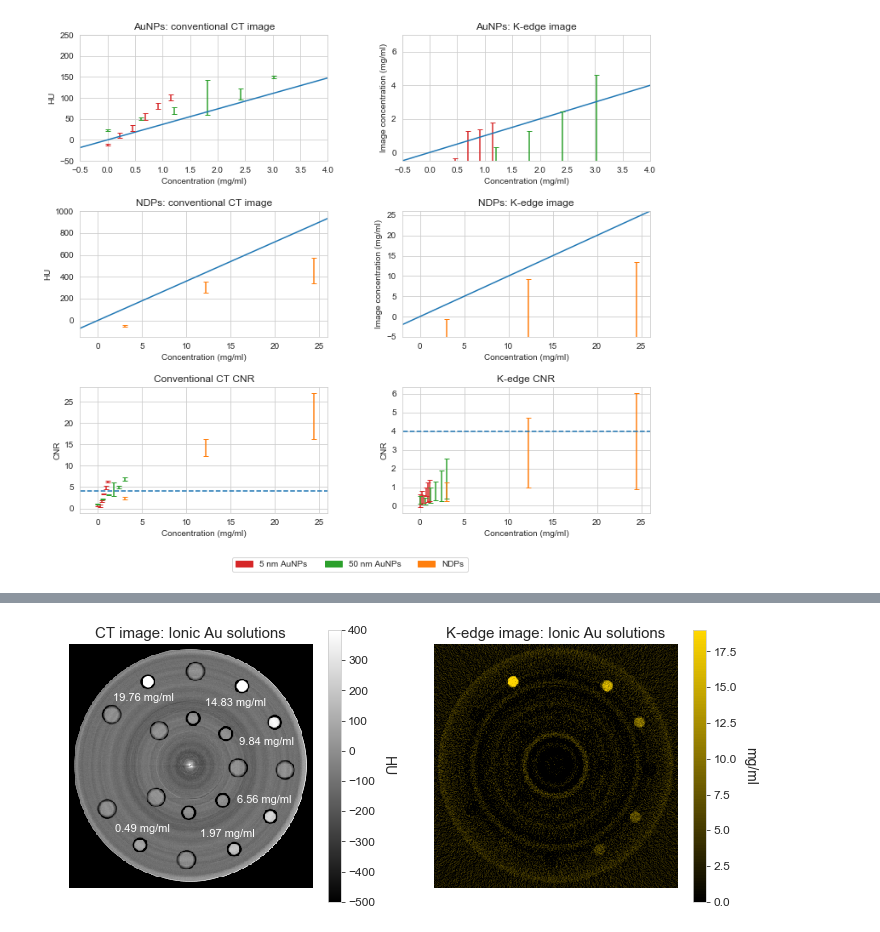
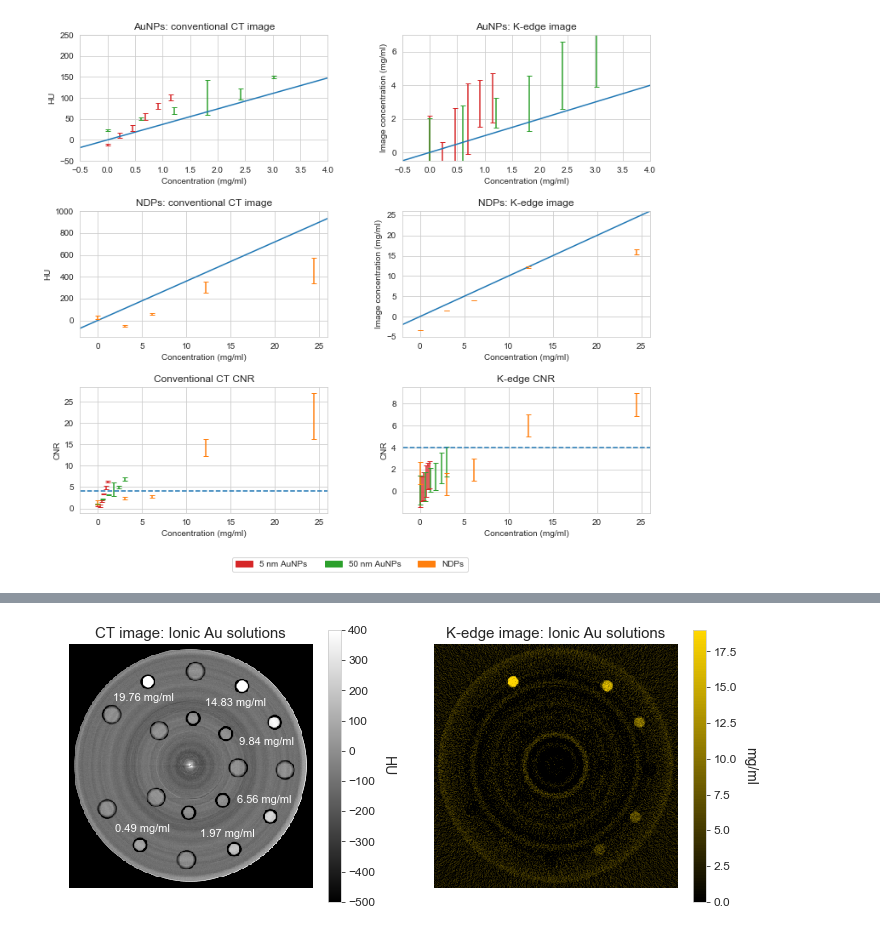
Before and after one commit to drichts/Reconstruction, a Jupyter notebook: Collaborations/Toronto/toronto_plots_2.ipynb, the cells around one changed output, grey strips where cells are left out. Saved outputs shown, nothing was run; the diff lists cells and outputs as text; code cells hidden in the pictures.

```diff
--- a/Collaborations/Toronto/toronto_plots_2.ipynb
+++ b/Collaborations/Toronto/toronto_plots_2.ipynb
@@ -42,18 +42,20 @@ k_au5 = np.load(os.path.join(directory, folder5, 'Norm CT', 'K-edge_Au.npy'))[11
 cont_np2 = np.load(os.path.join(directory, folder2, 'contrast_masks_Au.npy'))
 water_np2 = np.load(os.path.join(directory, folder2, 'water_mask.npy'))
 hu_vals2 = np.zeros((3, 3, 2, 6)) # Slice, Bin, Mean value cnr of each of the vials from all 4 slices
-k_vals2 = np.zeros((3, 2, 6))
+k_vals2 = np.zeros((2, 6))
+k_vals2_std = np.zeros((2, 6))
 
 cont_np3 = np.load(os.path.join(directory, folder3, 'contrast_masks_Au.npy'))
 water_np3 = np.load(os.path.join(directory, folder3, 'water_mask.npy'))
 hu_vals3 = np.zeros((3, 3, 2, 6)) # Slice, Bin, Mean value cnr of each of the vials from all 4 slices
-k_vals3 = np.zeros((3, 2, 6))
+k_vals3 = np.zeros((2, 6))
+k_vals3_std = np.zeros((2, 6))
 
 cont_np5 = np.load(os.path.join(directory, folder5, 'contrast_masks_Au.npy'))
 water_np5 = np.load(os.path.join(directory, folder5, 'water_mask.npy'))
 hu_vals5 = np.zeros((4, 3, 2, 5)) # Slice, Bin, Mean value cnr of each of the vials from all 4 slices
-k_vals5 = np.zeros((4, 2, 5))
-
+k_vals5 = np.zeros((2, 5))
+k_vals5_std = np.zeros((2, 5))
 
 # Calculate the HU vals for each of the contrast vials
 for i in range(3):
@@ -72,17 +74,20 @@ for i in range(3):
             hu_vals3[z, i, 1, j] = np.abs(hu_vals3[z, i, 0, j] - np.nanmean(water_ct3)) / np.nanstd(water_ct3)
 
 # Same for the K-edge data
-for z in range(3):
-    for j in range(6):
-        temp_k2 = k_au2[z]*cont_np2[j, z]
-        water_k2 = k_au2[z]*water_np2
-        k_vals2[z, 0, j] = np.nanmean(temp_k2)
-        k_vals2[z, 1, j] = np.abs(k_vals2[z, 0, j] - np.nanmean(water_k2)) / np.nanstd(water_k2)
+for j in range(6):
+    temp_k2 = k_au2[1]*cont_np2[j, 1]
+    water_k2 = k_au2[1]*water_np2
+    k_vals2[0, j] = np.nanmean(temp_k2)
+    k_vals2_std[0, j] = np.nanstd(temp_k2)
+    k_vals2[1, j] = np.abs(k_vals2[0, j] - np.nanmean(water_k2)) / np.nanstd(water_k2)
+    k_vals2_std[1, j] = np.sqrt(k_vals2_std[0, j] ** 2 + np.nanstd(water_k2) ** 2) / np.nanstd(water_k2)
 
-        temp_k3 = k_au3[z]*cont_np3[j, z]
-        water_k3 = k_au3[z]*water_np3
-        k_vals3[z, 0, j] = np.nanmean(temp_k3)
-        k_vals3[z, 1, j] = np.abs(k_vals3[z, 0, j] - np.nanmean(water_k3)) / np.nanstd(water_k3)
+    temp_k3 = k_au3[1]*cont_np3[j, 1]
+    water_k3 = k_au3[1]*water_np3
+    k_vals3[0, j] = np.nanmean(temp_k3)
+    k_vals3_std[0, j] = np.nanstd(temp_k3)
+    k_vals3[1, j] = np.abs(k_vals3[0, j] - np.nanmean(water_k3)) / np.nanstd(water_k3)
+    k_vals3_std[1, j] = np.sqrt(k_vals3_std[0, j] ** 2 + np.nanstd(water_k3) ** 2) / np.nanstd(water_k3)
 
 # Calculate the HU vals for each of the NDP vials
 for i in range(3):
@@ -96,28 +101,29 @@ for i in range(3):
             hu_vals5[z, i, 1, j] = np.abs(hu_vals5[z, i, 0, j] - np.nanmean(water_ct5)) / np.nanstd(water_ct5)
 
 # Same for the K-edge data
-for z in range(4):
-    for j in range(5):
-        temp_k5 = k_au5[z]*cont_np5[j, z]
-        water_k5 = k_au5[z]*water_np5
-        k_vals5[z, 0, j] = np.nanmean(temp_k5)
-        k_vals5[z, 1, j] = np.abs(k_vals5[z, 0, j] - np.nanmean(water_k5)) / np.nanstd(water_k5)
+for j in range(5):
+    temp_k5 = k_au5[1]*cont_np5[j, 1]
+    water_k5 = k_au5[1]*water_np5
+    k_vals5[0, j] = np.nanmean(temp_k5)
+    k_vals5_std[0, j] = np.nanstd(temp_k5)
+    k_vals5[1, j] = np.abs(k_vals5[0, j] - np.nanmean(water_k5)) / np.nanstd(water_k5)
+    k_vals5_std[1, j] = np.sqrt(k_vals5_std[0, j] ** 2 + np.nanstd(water_k5) ** 2) / np.nanstd(water_k5)
 
 # Take mean and std over the slice data
-hu_vals2_std = np.std(hu_vals2, axis=0)
-hu_vals2 = np.mean(hu_vals2, axis=0)
-k_vals2_std = np.std(k_vals2, axis=0)
-k_vals2 = np.mean(k_vals2, axis=0)
+hu_vals2_std = np.nanstd(hu_vals2, axis=0)
+hu_vals2 = np.nanmean(hu_vals2, axis=0)
+# k_vals2_std = np.std(k_vals2, axis=0)
+# k_vals2 = np.mean(k_vals2, axis=0)
 
-hu_vals3_std = np.std(hu_vals3, axis=0)
-hu_vals3 = np.mean(hu_vals3, axis=0)
-k_vals3_std = np.std(k_vals3, axis=0)
-k_vals3 = np.mean(k_vals3, axis=0)
+hu_vals3_std = np.nanstd(hu_vals3, axis=0)
+hu_vals3 = np.nanmean(hu_vals3, axis=0)
+# k_vals3_std = np.std(k_vals3, axis=0)
+# k_vals3 = np.mean(k_vals3, axis=0)
 
-hu_vals5_std = np.std(hu_vals5, axis=0)
-hu_vals5 = np.mean(hu_vals5, axis=0)
-k_vals5_std = np.std(k_vals5, axis=0)
-k_vals5 = np.mean(k_vals5, axis=0)
+hu_vals5_std = np.nanstd(hu_vals5, axis=0)
+hu_vals5 = np.nanmean(hu_vals5, axis=0)
+# k_vals5_std = np.std(k_vals5, axis=0)
+# k_vals5 = np.mean(k_vals5, axis=0)
 
 xpts = np.linspace(-5, 30, 500)
 
@@ -166,33 +172,33 @@ ax4[1, 1].set_ylim([-5, 26])
 
 rose = np.ones(len(xpts))*4
 ax4[2, 0].errorbar(concentrations2, hu_vals2[2, 1], yerr=hu_vals2_std[2, 1], fmt='none', capsize=3, color='C3')
 ax4[2, 0].errorbar(concentrations3, hu_vals3[2, 1], yerr=hu_vals3_std[2, 1], fmt='none', capsize=3, color='C2')
 ax4[2, 0].errorbar(concentrations5, hu_vals5[2, 1], yerr=hu_vals5_std[2, 1], fmt='none', capsize=3, color='C1')
 ax4[2, 0].plot(xpts, rose, color='C0', ls='--', lw=1.5)
 ax4[2, 0].set_xlim([-2, 26])
 ax4[2, 0].set_title('Conventional CT CNR')
 ax4[2, 0].set_ylabel('CNR')
 ax4[2, 0].set_xlabel('Concentration (mg/ml)')
 
 ax4[2, 1].errorbar(concentrations2, k_vals2[1], yerr=k_vals2_std[1], fmt='none', capsize=3, color='C3')
 ax4[2, 1].errorbar(concentrations3, k_vals3[1], yerr=k_vals3_std[1], fmt='none', capsize=3, color='C2')
 ax4[2, 1].errorbar(concentrations5, k_vals5[1], yerr=k_vals5_std[1], fmt='none', capsize=3, color='C1')
 ax4[2, 1].plot(xpts, rose, color='C0', ls='--', lw=1.5)
 ax4[2, 1].set_xlim([-2, 26])
 ax4[2, 1].set_title('K-edge CNR')
 ax4[2, 1].set_ylabel('CNR')
 ax4[2, 1].set_xlabel('Concentration (mg/ml)')
 
 c3patch = mpatches.Patch(color='C3', label='5 nm AuNPs')
 c2patch = mpatches.Patch(color='C2', label='50 nm AuNPs')
 c1patch = mpatches.Patch(color='C1', label='NDPs')
 fig4.legend(handles=[c3patch, c2patch, c1patch], loc='lower center', ncol=3, fancybox=True)
 
 fig4.subplots_adjust(wspace=0.3, hspace=0.4, bottom=0.1)
 fig4.show()
 # fig4.savefig(r'D:\OneDrive - University of Victoria\Research\LDA Data\21-03-11_CT_AuNPs\200ul_plots.png',
 #              dpi=500)
 # %% [output]
-[figure, old version]
+[figure, new version]
 # %%
 directory = r'D:\OneDrive - University of Victoria\Research\LDA Data'
```
Also changed, not shown: parts of 1 cell of this notebook, 4 other files.
